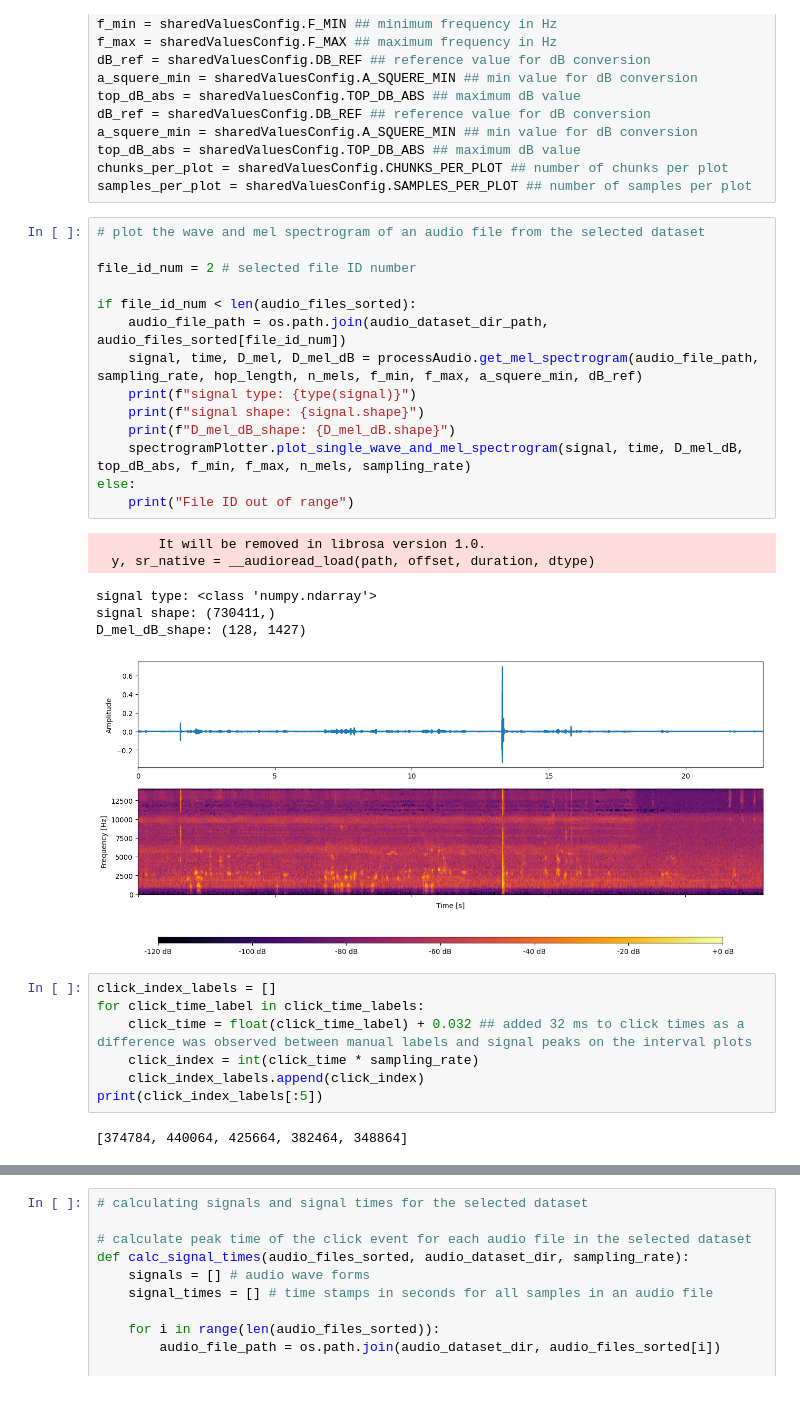
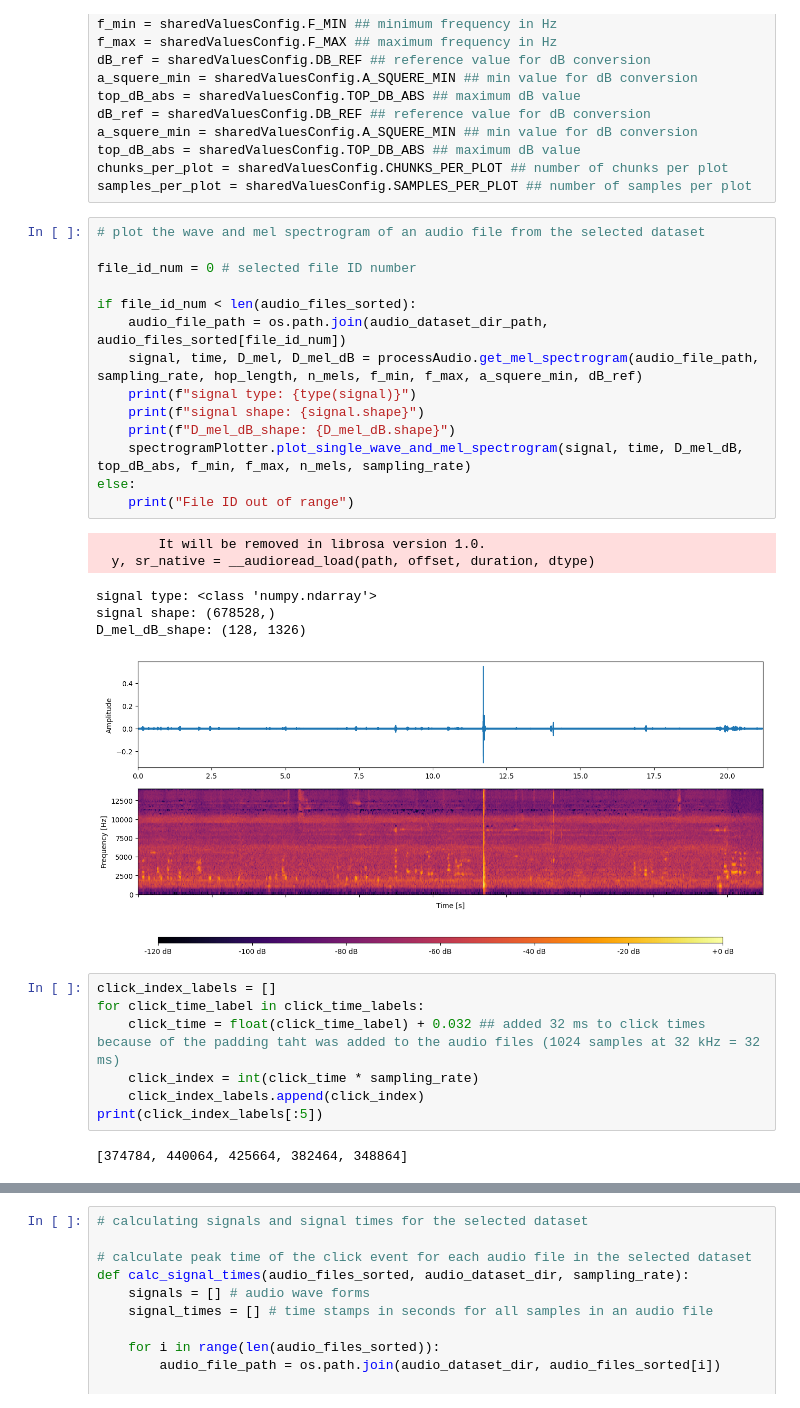
Before and after one commit to matteoseidl/Electrical_Connector_Click-Event_Detection, a Jupyter notebook: 01_Dataset/preprocessSingleClickAudioTest.ipynb, the cells around one changed output, grey strips where cells are left out. Drawn from its saved outputs; the diff is of its cells as text.

```diff
--- a/01_Dataset/preprocessSingleClickAudioTest.ipynb
+++ b/01_Dataset/preprocessSingleClickAudioTest.ipynb
@@ -127,28 +127,28 @@ samples_per_plot = sharedValuesConfig.SAMPLES_PER_PLOT ## number of samples per
 # %%
 # plot the wave and mel spectrogram of an audio file from the selected dataset
 
-file_id_num = 2 # selected file ID number
+file_id_num = 0 # selected file ID number
 
 if file_id_num < len(audio_files_sorted):
     audio_file_path = os.path.join(audio_dataset_dir_path, audio_files_sorted[file_id_num])
     signal, time, D_mel, D_mel_dB = processAudio.get_mel_spectrogram(audio_file_path, sampling_rate, hop_length, n_mels, f_min, f_max, a_squere_min, dB_ref)
     print(f"signal type: {type(signal)}")
     print(f"signal shape: {signal.shape}")
     print(f"D_mel_dB_shape: {D_mel_dB.shape}")
     spectrogramPlotter.plot_single_wave_and_mel_spectrogram(signal, time, D_mel_dB, top_dB_abs, f_min, f_max, n_mels, sampling_rate)
 else:
     print("File ID out of range")
 # %% [output]
         It will be removed in librosa version 1.0.
   y, sr_native = __audioread_load(path, offset, duration, dtype)
 signal type: <class 'numpy.ndarray'>
-signal shape: (730411,)
-D_mel_dB_shape: (128, 1427)
+signal shape: (678528,)
+D_mel_dB_shape: (128, 1326)
-[figure, old version]
+[figure, new version]
 # %%
 click_index_labels = []
 for click_time_label in click_time_labels:
-    click_time = float(click_time_label) + 0.032 ## added 32 ms to click times as a difference was observed between manual labels and signal peaks on the interval plots
+    click_time = float(click_time_label) + 0.032 ## added 32 ms to click times because of the padding taht was added to the audio files (1024 samples at 32 kHz = 32 ms)
     click_index = int(click_time * sampling_rate)
     click_index_labels.append(click_index)
 print(click_index_labels[:5])
```
Also changed, not shown: parts of 4 cells of this notebook, 1 other file.
